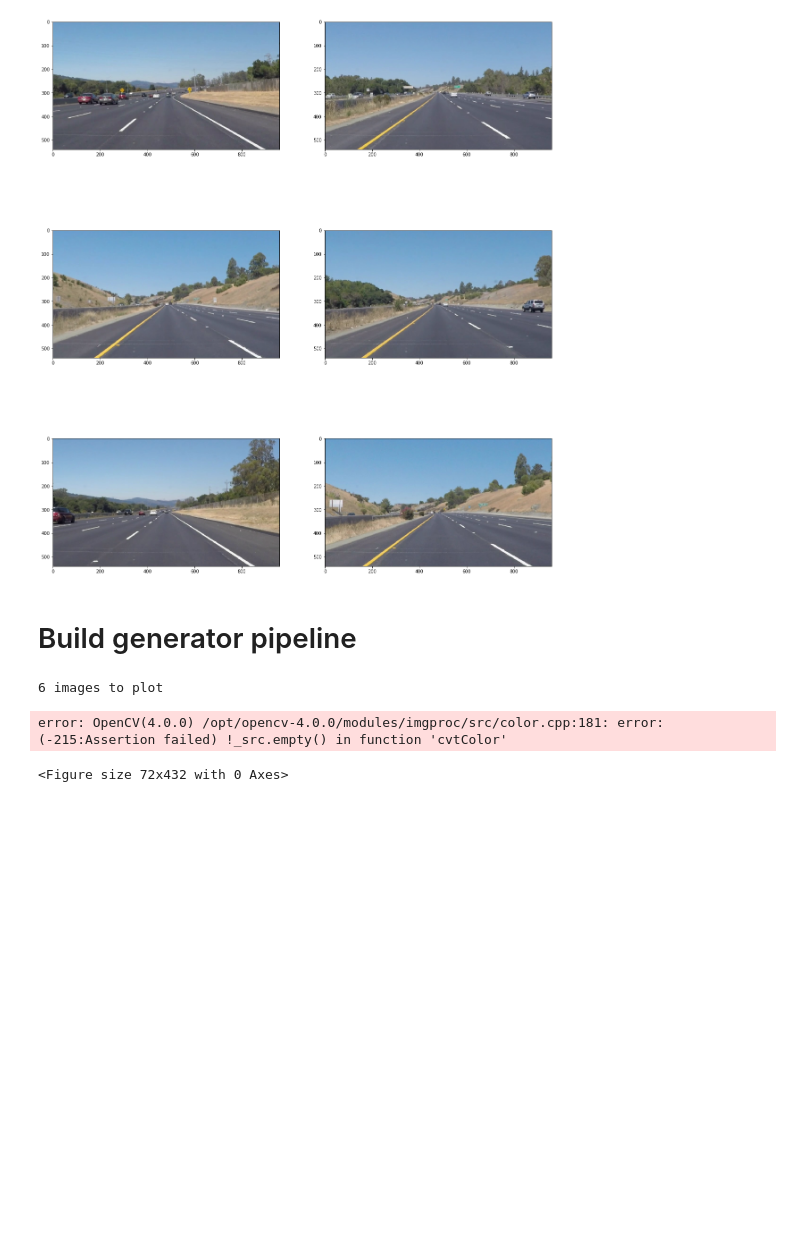
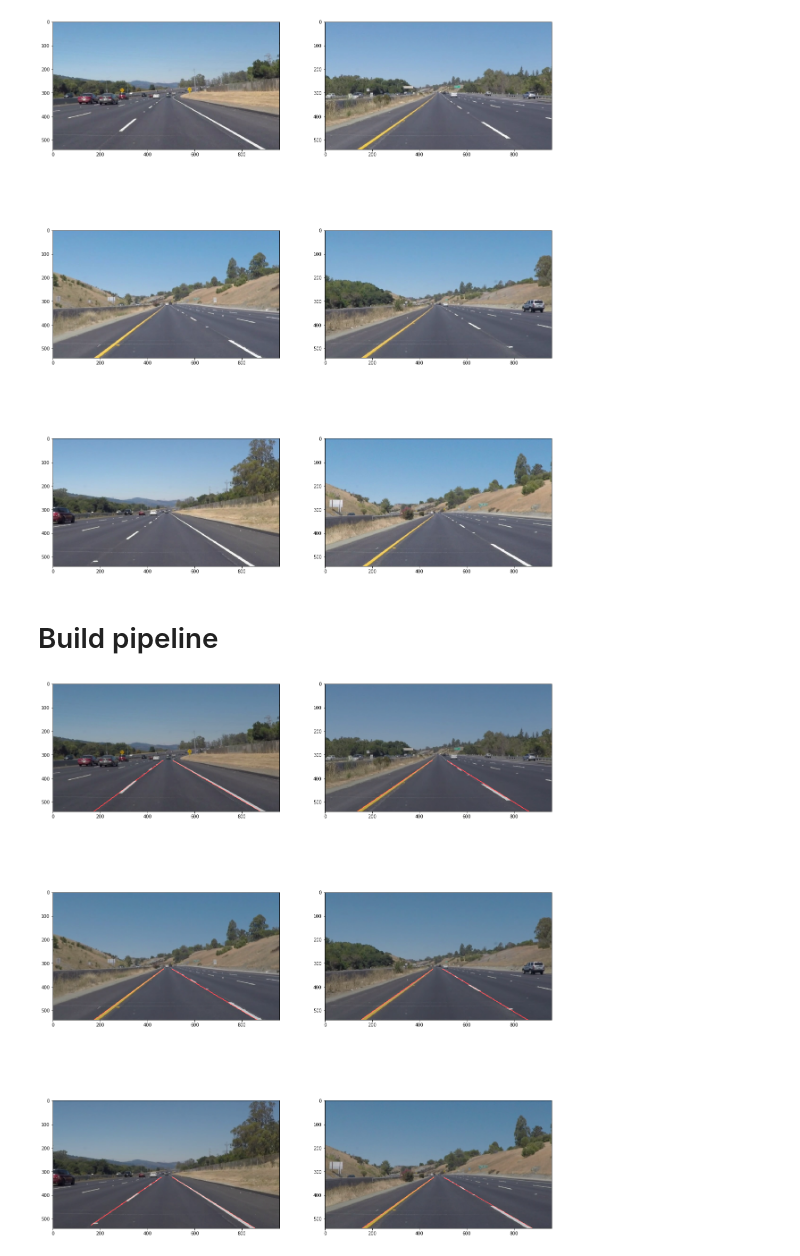
Before and after one commit to Data-drone/CarND-LaneLines-P1, a Jupyter notebook: ProgramTesting.ipynb, the cells around one changed output. Cells and saved outputs as stored; diff of their text form; code cells hidden in the pictures; blank space fills up the shorter version.

Commit message:
got code modules working removed generators cause have an issue with getting that to run

```diff
--- a/ProgramTesting.ipynb
+++ b/ProgramTesting.ipynb
@@ -21,14 +22,15 @@ logger = logging.getLogger('test')
 # %%
 #fig, axarr = plt.subplots(1, images)
-#w, h = 40, 30
+w, h = 40, 30
 plt.figure(figsize=(20,50))
 for i in range(0, images):
     #result, size = next(read_video(test_pack[i]))
-    result, size = next(read_video(test_pack[i]))
-    gray = next(grayscale(result))
+    #result, size = next(read_video(test_pack[i]))
+    result, size = read_video(test_pack[i])
+    #gray = next(grayscale(result))
     plt.subplot(images,2,i+1)
     plt.imshow(result, interpolation='none')
 # %% [output]
 [figure]
 # %% [markdown]
-# Build generator pipeline
+# Build pipeline
@@ -53,20 +48,18 @@ def draw_pipeline(path: str) -> np.ndarray:
     final_lines = find_lines(proc_f, proc_f_lines)
     output_img = draw_lines(proc_f, final_lines)
     output_img = weighted_img(output_img, frame)
-    yield output_img
+    #logger.debug('outputting: {0}'.format(type(frame)))
+
+    #yield output_img
+    return output_img
 # %%
-import glob
-test_pack = glob.glob('test_images/*')
-images = len(test_pack)
-print('{0} images to plot'.format(images))
-fig = plt.figure(figsize = (1, images))
+plt.figure(figsize=(20,50))
+#logger.info('{0} images to plot'.format(images))
 for i in range(0, images):
+    #logger.info(print(test_pack[i]))
     result = draw_pipeline(test_pack[i])
-    for image in result:
-        fig.add_subplot(images, 1, i+1)
-        plt.imshow(result)
-plt.show()
+
+    plt.subplot(images,2,i+1)
+    plt.imshow(result, cmap='gray', interpolation='none')
 # %% [output]
-6 images to plot
-error: OpenCV(4.0.0) /opt/opencv-4.0.0/modules/imgproc/src/color.cpp:181: error: (-215:Assertion failed) !_src.empty() in function 'cvtColor'
-<Figure size 72x432 with 0 Axes>
+[figure, added]
```
Also changed, not shown: parts of 7 cells of this notebook, 1 other file.
